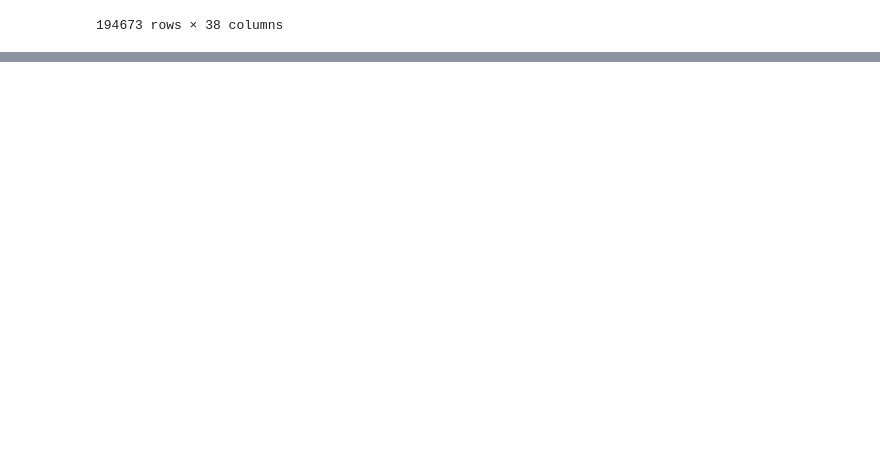
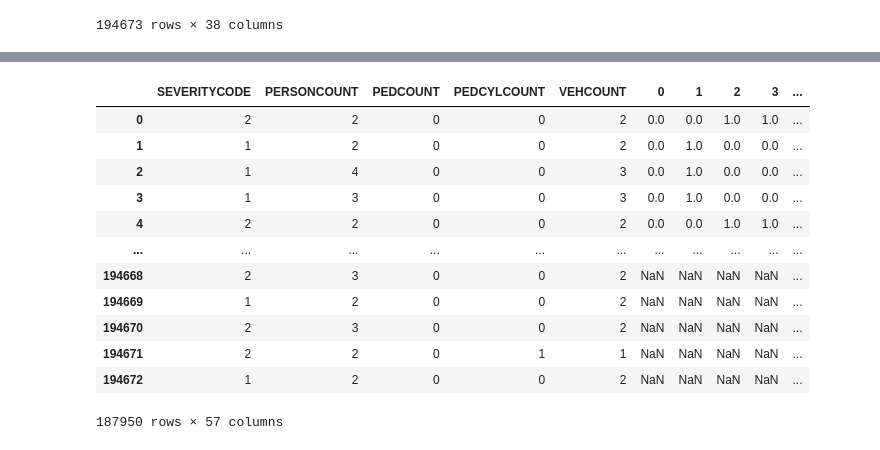
Before and after one commit to IvanVC21/Coursera_Capstone-1, a Jupyter notebook: Coursera Capstone.ipynb, the cells around one changed output, grey strips where cells are left out. Cells and saved outputs as stored; diff of their text form; code cells hidden in the pictures; blank space fills up the shorter version.

```diff
--- a/Coursera Capstone.ipynb
+++ b/Coursera Capstone.ipynb
@@ -38,0 +259,23 @@ I will be using the data provided and a sample is shown above.
+# %%
+other_cols = ['SEVERITYCODE',
+ 'PERSONCOUNT',
+ 'PEDCOUNT',
+ 'PEDCYLCOUNT',
+ 'VEHCOUNT']
+df4 = df3[other_cols]
+ml_df = df4.join(A)
+ml_df
+# %% [output]
+|  | SEVERITYCODE | PERSONCOUNT | PEDCOUNT | PEDCYLCOUNT | VEHCOUNT | 0 | 1 | 2 | 3 | ... |
+| 0 | 2 | 2 | 0 | 0 | 2 | 0.0 | 0.0 | 1.0 | 1.0 | ... |
+| 1 | 1 | 2 | 0 | 0 | 2 | 0.0 | 1.0 | 0.0 | 0.0 | ... |
+| 2 | 1 | 4 | 0 | 0 | 3 | 0.0 | 1.0 | 0.0 | 0.0 | ... |
+| 3 | 1 | 3 | 0 | 0 | 3 | 0.0 | 1.0 | 0.0 | 0.0 | ... |
+| 4 | 2 | 2 | 0 | 0 | 2 | 0.0 | 0.0 | 1.0 | 1.0 | ... |
+| ... | ... | ... | ... | ... | ... | ... | ... | ... | ... | ... |
+| 194668 | 2 | 3 | 0 | 0 | 2 | NaN | NaN | NaN | NaN | ... |
+| 194669 | 1 | 2 | 0 | 0 | 2 | NaN | NaN | NaN | NaN | ... |
+| 194670 | 2 | 3 | 0 | 0 | 2 | NaN | NaN | NaN | NaN | ... |
+| 194671 | 2 | 2 | 0 | 1 | 1 | NaN | NaN | NaN | NaN | ... |
+| 194672 | 1 | 2 | 0 | 0 | 2 | NaN | NaN | NaN | NaN | ... |
+187950 rows × 57 columns
```
Also changed, not shown: parts of 59 cells of this notebook, 2 other files.
